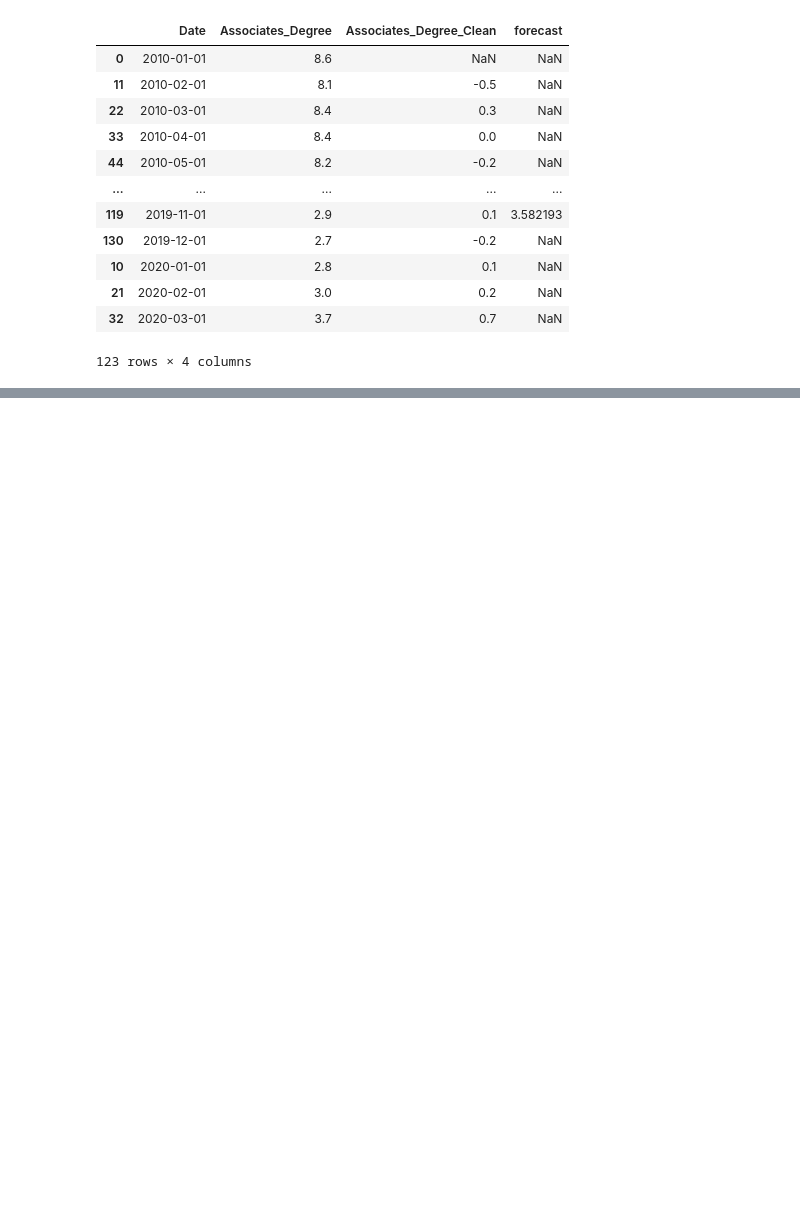
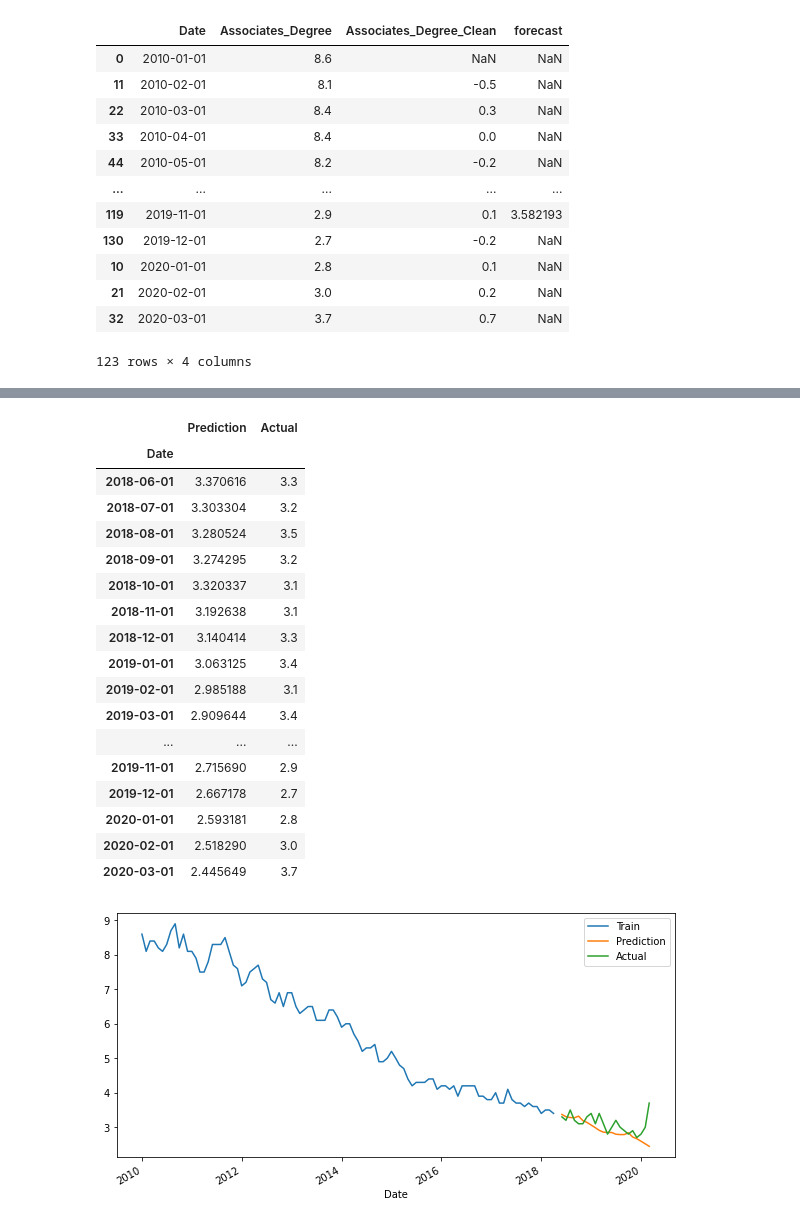
Before and after one commit to gandhimonil9823/Covid_Stock_Analysis, a Jupyter notebook: Covid_Stock.ipynb, the cells around one changed output, grey strips where cells are left out. Saved outputs shown, nothing was run; the diff lists cells and outputs as text; code cells hidden in the pictures; blank space fills up the shorter version.

```diff
--- a/Covid_Stock.ipynb
+++ b/Covid_Stock.ipynb
@@ -1140,9 +1030,3 @@ ax2 = fig.add_subplot(212)
 fig = sm.api.graphics.tsa.plot_pacf(df_clean['Associates_Degree_Clean'].dropna(), lags=40, ax=ax2)
 # %% [output]
 [figure]
-# %%
-arima_mod_ue = sm.tsa.arima_model.ARIMA(df_clean['Associates_Degree'], (2,0,1)).fit(disp=False)
-print(arima_mod_ue.summary())
-
-df_clean['forecast']=arima_mod_ue.predict(start=100,end=123,dynamic=True)
-df_clean[['Associates_Degree','forecast']].plot(figsize=(12,8))
@@ -1212,0 +1059,8 @@ Date
+# %%
+unemployment_model = auto_arima(X_train, start_p=1, start_q=1,
+                    max_p=3, max_q=3, m=12,
+                    start_P=0, seasonal=True,
+                    d=1, D=1, trace=True,
+                    error_action='ignore',
+                    suppress_warnings=True,
+                    stepwise=True)
@@ -1212,0 +1102,22 @@ Date
+# %%
+history_stock_analysis(X_train, X_test, unemployment_model)
+# %% [output]
+|  | Prediction | Actual |
+| Date |  |  |
+| 2018-06-01 | 3.370616 | 3.3 |
+| 2018-07-01 | 3.303304 | 3.2 |
+| 2018-08-01 | 3.280524 | 3.5 |
+| 2018-09-01 | 3.274295 | 3.2 |
+| 2018-10-01 | 3.320337 | 3.1 |
+| 2018-11-01 | 3.192638 | 3.1 |
+| 2018-12-01 | 3.140414 | 3.3 |
+| 2019-01-01 | 3.063125 | 3.4 |
+| 2019-02-01 | 2.985188 | 3.1 |
+| 2019-03-01 | 2.909644 | 3.4 |
+| ... | ... | ... |
+| 2019-11-01 | 2.715690 | 2.9 |
+| 2019-12-01 | 2.667178 | 2.7 |
+| 2020-01-01 | 2.593181 | 2.8 |
+| 2020-02-01 | 2.518290 | 3.0 |
+| 2020-03-01 | 2.445649 | 3.7 |
+[figure, added]
```
Also changed, not shown: parts of 74 cells of this notebook.
